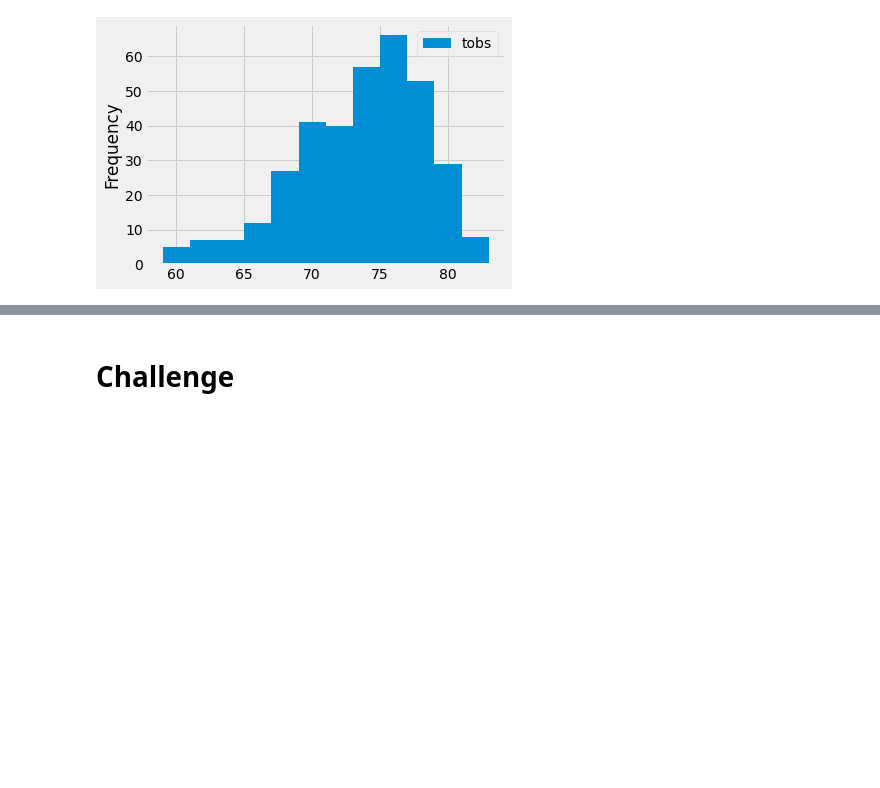
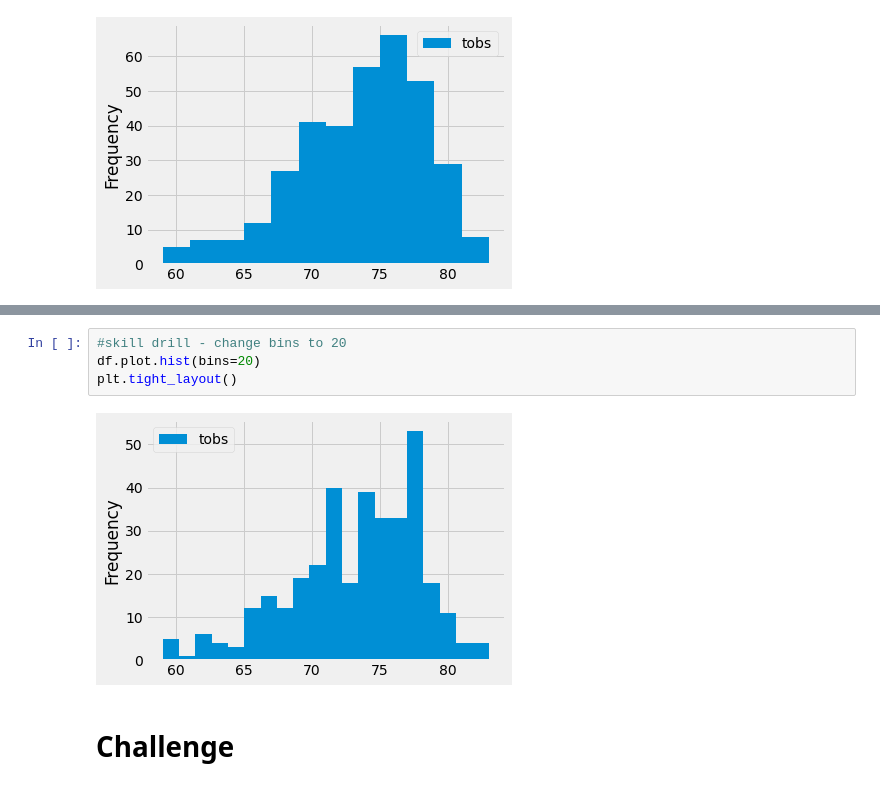
Before and after one commit to ireneshin26/surfsup, a Jupyter notebook: climate_analysis.ipynb, the cells around one changed output, grey strips where cells are left out. Saved outputs shown, nothing was run; the diff lists cells and outputs as text; blank space fills up the shorter version.

```diff
--- a/climate_analysis.ipynb
+++ b/climate_analysis.ipynb
@@ -137,2 +143,8 @@ plt.tight_layout()
+# %%
+#skill drill - change bins to 20
+df.plot.hist(bins=20)
+plt.tight_layout()
+# %% [output]
+[figure, added]
 # %% [markdown]
 # Challenge
```
Also changed, not shown: parts of 2 cells of this notebook, 1 other file.
